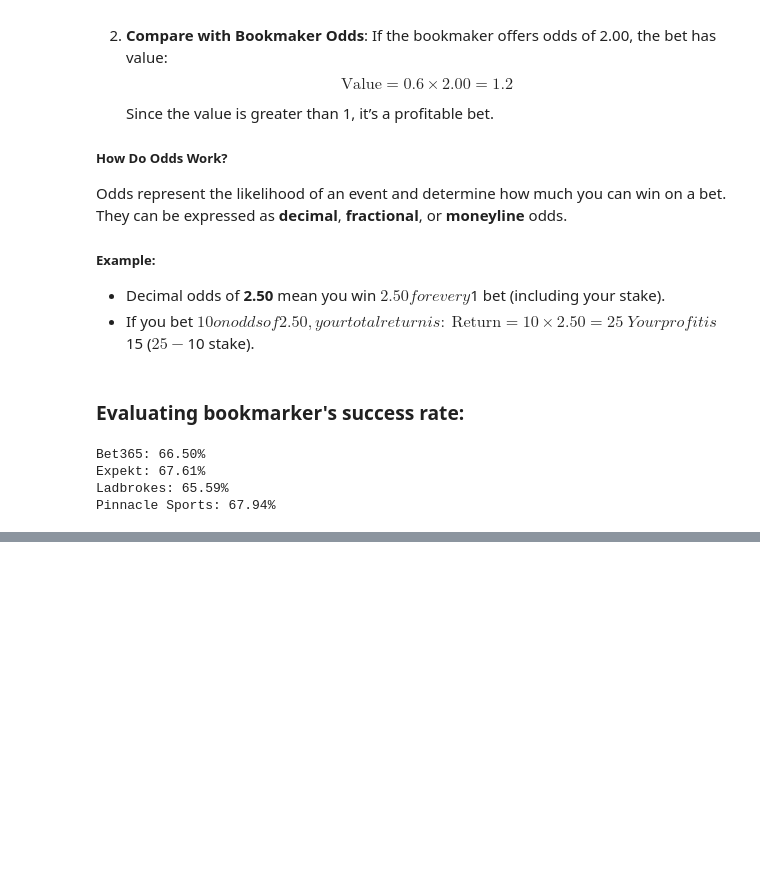
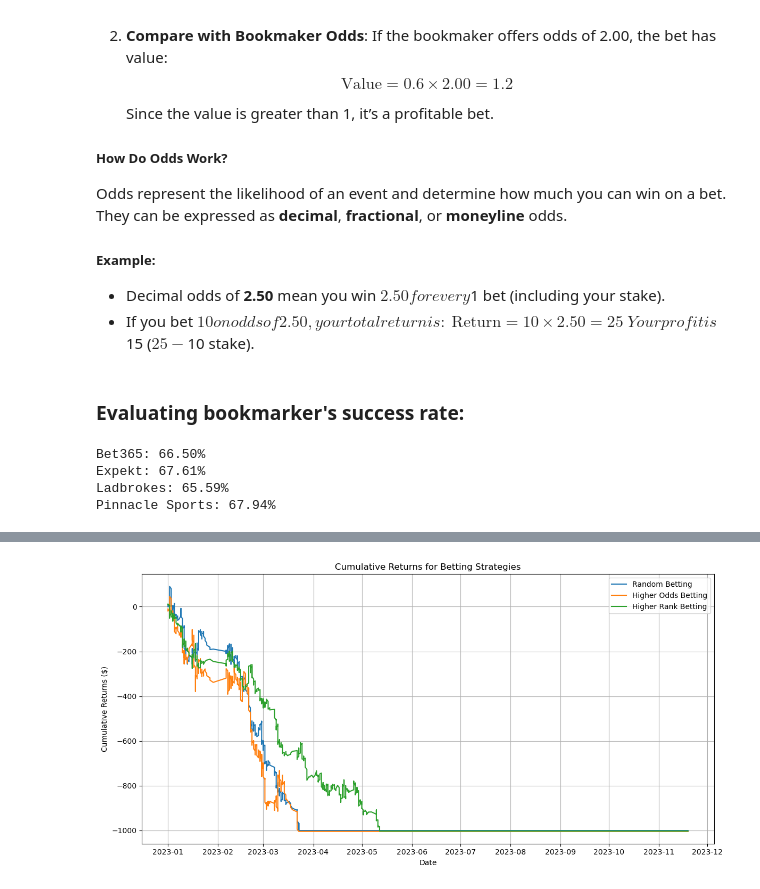
Before and after one commit to elin1231/tennisDB, a Jupyter notebook: tennis_betting_backtest.ipynb, the cells around one changed output, grey strips where cells are left out. Saved outputs shown, nothing was run; the diff lists cells and outputs as text; code cells hidden in the pictures; blank space fills up the shorter version.

Commit message:
explore naive trading strategies

```diff
--- a/tennis_betting_backtest.ipynb
+++ b/tennis_betting_backtest.ipynb
@@ -208,0 +87,19 @@ result.head(100)
+# %%
+def plot_betting_strategies(file_path, initial_cash=1000):
+    df = calculate_betting_strategies(file_path, initial_cash)
+    plt.figure(figsize=(12, 6))
+    plt.plot(df['Date'], df['Cumulative_Random'], label='Random Betting')
+    plt.plot(df['Date'], df['Cumulative_HigherOdds'], label='Higher Odds Betting')
+    plt.plot(df['Date'], df['Cumulative_HigherRank'], label='Higher Rank Betting')
+    plt.title('Cumulative Returns for Betting Strategies')
+    plt.xlabel('Date')
+    plt.ylabel('Cumulative Returns ($)')
+    plt.legend()
+    plt.grid(True)
+    plt.tight_layout()
+    plt.show()
+
+file_path = 'betting_data/2023.xlsx'
+plot_betting_strategies(file_path, initial_cash=1000)
+# %% [output]
+[figure, added]
```
Also changed, not shown: parts of 10 cells of this notebook, 1 other file.
